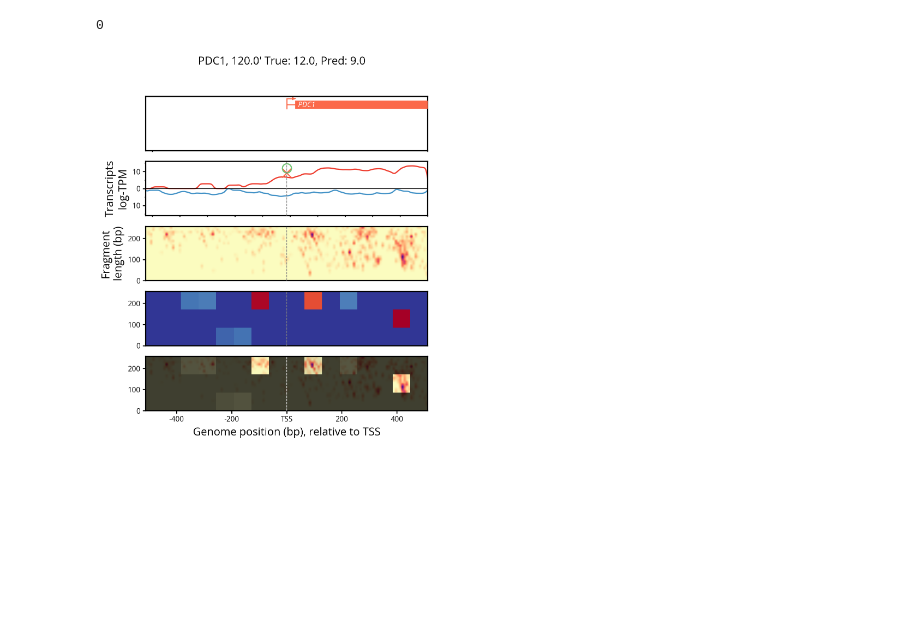
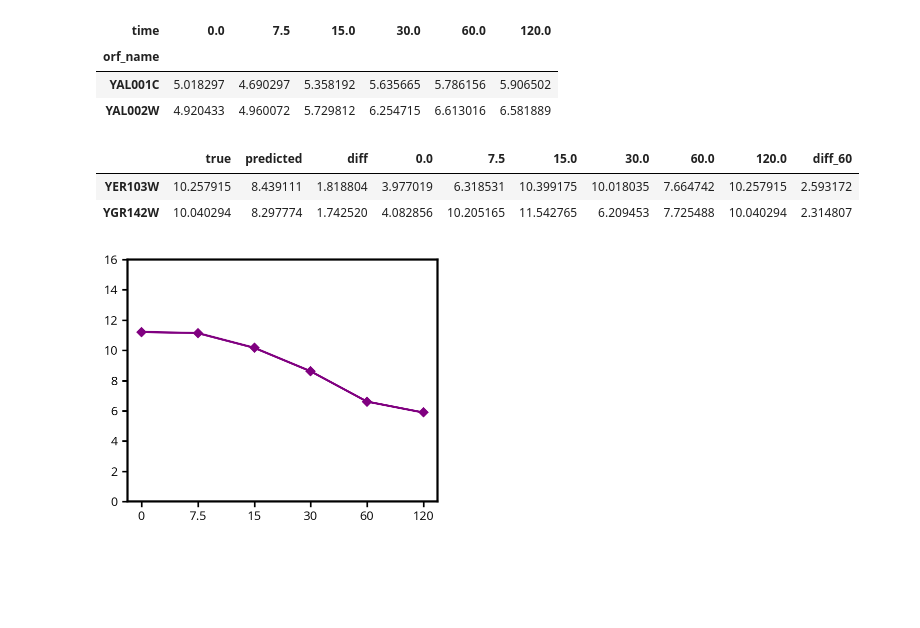
Before and after one commit to HarteminkLab/chromatin-transformers, a Jupyter notebook: Attention_Analysis.ipynb, the cells around one changed output. Drawn from its saved outputs; the diff is of its cells as text; code cells hidden in the pictures; blank space fills up the shorter version.

```diff
--- a/Attention_Analysis.ipynb
+++ b/Attention_Analysis.ipynb
@@ -55,0 +70,7 @@ trainer.plot_predictions()
+# %%
+tpm_df.head(2)
+# %% [output]
+| time | 0.0 | 7.5 | 15.0 | 30.0 | 60.0 | 120.0 |
+| orf_name |  |  |  |  |  |  |
+| YAL001C | 5.018297 | 4.690297 | 5.358192 | 5.635665 | 5.786156 | 5.906502 |
+| YAL002W | 4.920433 | 4.960072 | 5.729812 | 6.254715 | 6.613016 | 6.581889 |
@@ -56,3 +84,10 @@ trainer.plot_predictions()
+# %%
+
+data[(data['diff'] < 2) & (data['true'] > 10)].sort_values('diff_60', ascending=False).head(2)
+# %% [output]
+|  | true | predicted | diff | 0.0 | 7.5 | 15.0 | 30.0 | 60.0 | 120.0 | diff_60 |
+| YER103W | 10.257915 | 8.439111 | 1.818804 | 3.977019 | 6.318531 | 10.399175 | 10.018035 | 7.664742 | 10.257915 | 2.593172 |
+| YGR142W | 10.040294 | 8.297774 | 1.742520 | 4.082856 | 10.205165 | 11.542765 | 6.209453 | 7.725488 | 10.040294 | 2.314807 |
 # %%
 from src.rna_plotter import load_rna_plotter
 from src.orf_plotter import ORFAnnotationPlotter
@@ -61,11 +96,9 @@ orf_plotter = ORFAnnotationPlotter()
 rna_plotter = load_rna_plotter()
 trainer.orf_plotter = orf_plotter
 trainer.rna_plotter = rna_plotter
-# %%
-from src.vit_viz import plot_gene_prediction
-
-trainer.plot_gene('PDC1', 120.0)
-0
-# %% [output]
-0
-[figure, removed]
+# %%
+from src.vit_viz import plot_gene_tpm
+
+plot_gene_tpm('RPS7A', vit_data)
+# %% [output]
+[figure, added]
```
Also changed, not shown: parts of 20 cells of this notebook, 5 other files.
